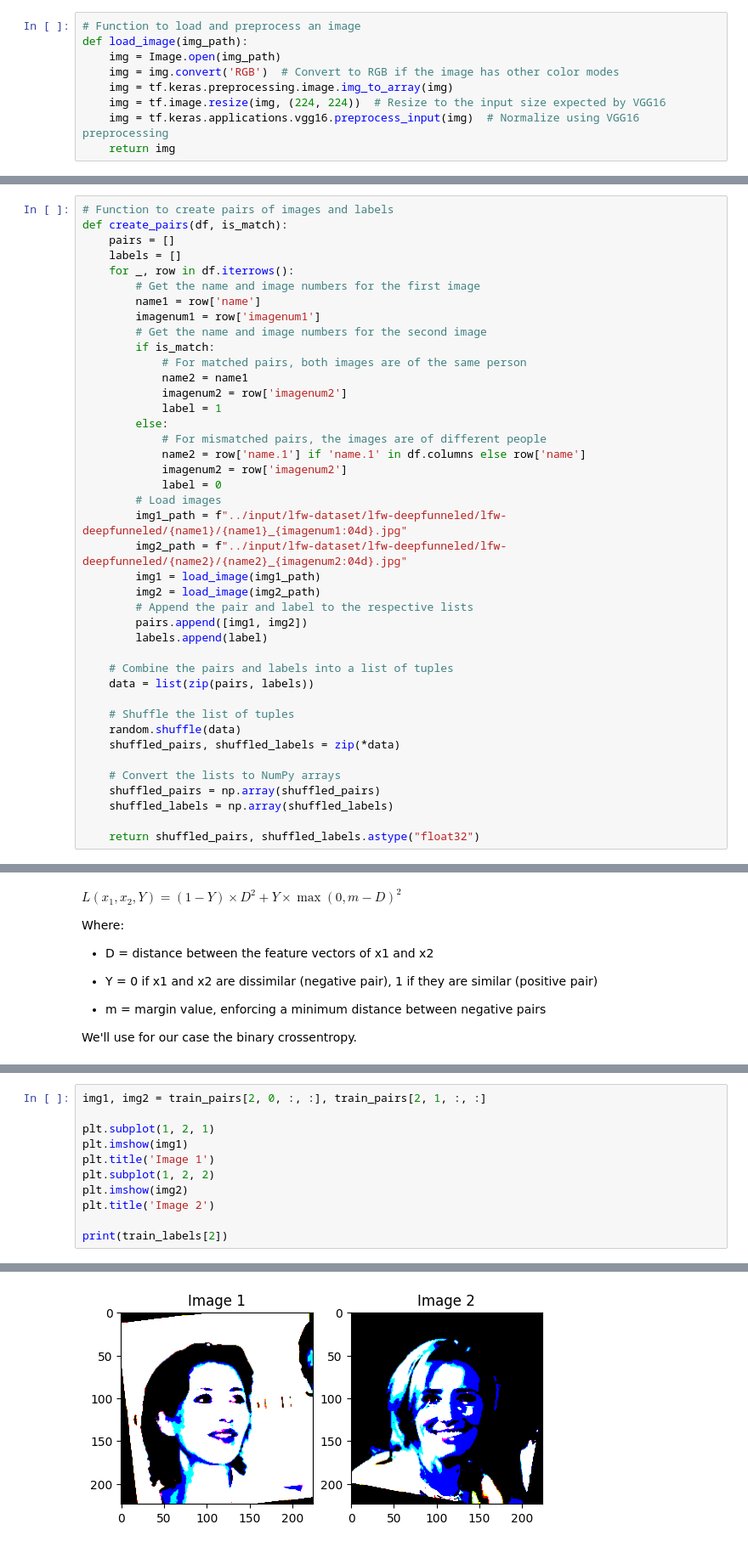
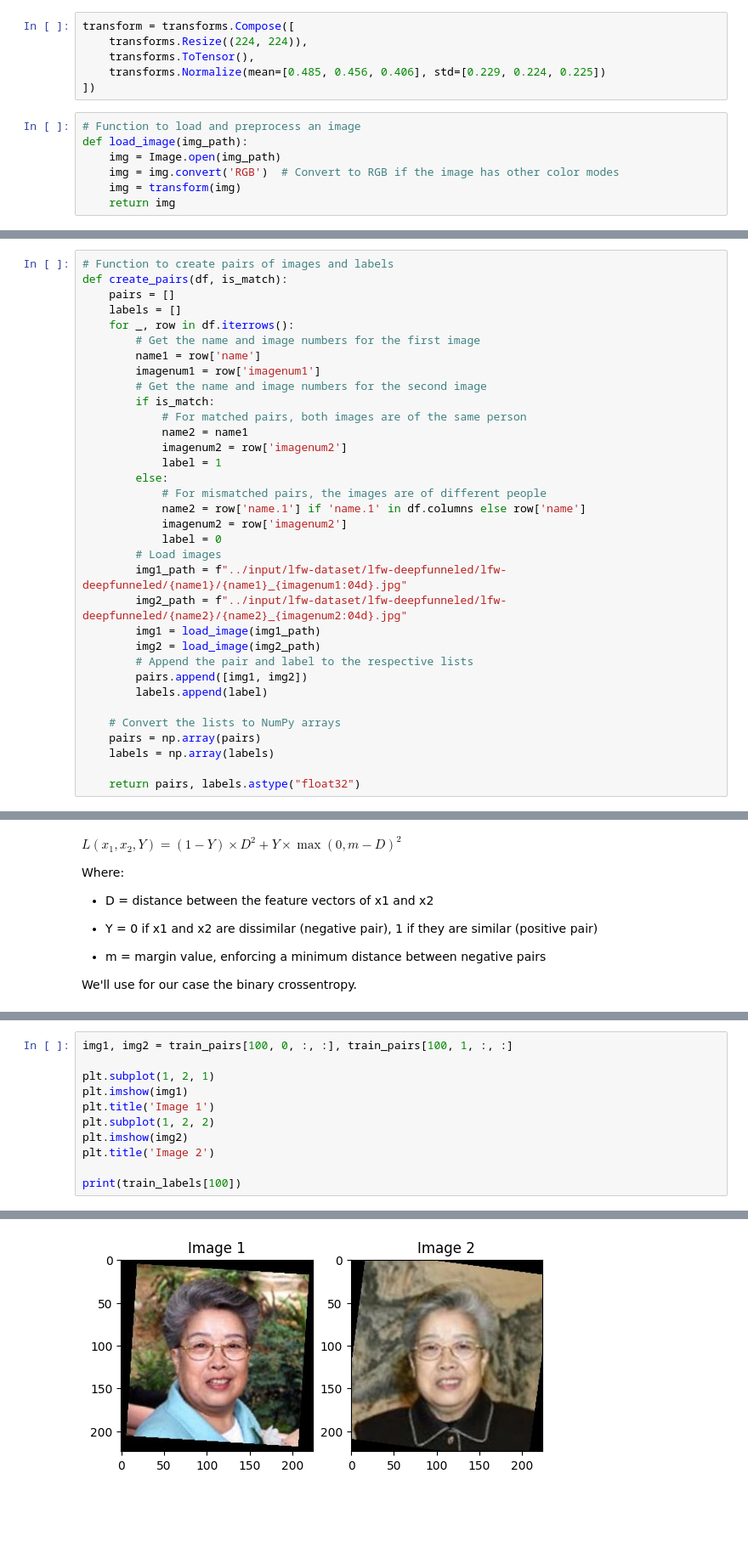
Before and after one commit to OussamaElhamdani/FaceSimNet, a Jupyter notebook: Notebooks/model.ipynb, the cells around one changed output, grey strips where cells are left out. Shown at 85% size. Cells and saved outputs as stored; diff of their text form; blank space fills up the shorter version.

Commit message:
trasitioning_into_PyTorch

```diff
--- a/Notebooks/model.ipynb
+++ b/Notebooks/model.ipynb
@@ -131,9 +131,13 @@ import random
+# %%
+transform = transforms.Compose([
+    transforms.Resize((224, 224)),
+    transforms.ToTensor(),
+    transforms.Normalize(mean=[0.485, 0.456, 0.406], std=[0.229, 0.224, 0.225])
+])
 # %%
 # Function to load and preprocess an image
 def load_image(img_path):
     img = Image.open(img_path)
     img = img.convert('RGB')  # Convert to RGB if the image has other color modes
-    img = tf.keras.preprocessing.image.img_to_array(img)
-    img = tf.image.resize(img, (224, 224))  # Resize to the input size expected by VGG16
-    img = tf.keras.applications.vgg16.preprocess_input(img)  # Normalize using VGG16 preprocessing
+    img = transform(img)
     return img
@@ -166,18 +234,11 @@ def create_pairs(df, is_match):
         pairs.append([img1, img2])
         labels.append(label)
 
-    # Combine the pairs and labels into a list of tuples
-    data = list(zip(pairs, labels))
+    # Convert the lists to NumPy arrays
+    pairs = np.array(pairs)
+    labels = np.array(labels)
 
-    # Shuffle the list of tuples
-    random.shuffle(data)
-    shuffled_pairs, shuffled_labels = zip(*data)
-
-    # Convert the lists to NumPy arrays
-    shuffled_pairs = np.array(shuffled_pairs)
-    shuffled_labels = np.array(shuffled_labels)
-
-    return shuffled_pairs, shuffled_labels.astype("float32")
+    return pairs, labels.astype("float32")
 # %%
 train_matched_pairs, train_matched_labels = create_pairs(matchpairsDevTrain, is_match=True)
 train_mismatched_pairs, train_mismatched_labels = create_pairs(mismatchpairsDevTrain, is_match=False)
@@ -419,15 +487,15 @@ test loss, test acc: [0.5029296875, 0.5]
 # %%
-img1, img2 = train_pairs[2, 0, :, :], train_pairs[2, 1, :, :]
+img1, img2 = train_pairs[100, 0, :, :], train_pairs[100, 1, :, :]
 
 plt.subplot(1, 2, 1)
 plt.imshow(img1)
 plt.title('Image 1')
 plt.subplot(1, 2, 2)
 plt.imshow(img2)
 plt.title('Image 2')
 
-print(train_labels[2])
+print(train_labels[100])
 # %% [output]
 1.0
-[figure, old version]
+[figure, new version]
 # %%
```
Also changed, not shown: parts of 19 cells of this notebook.
